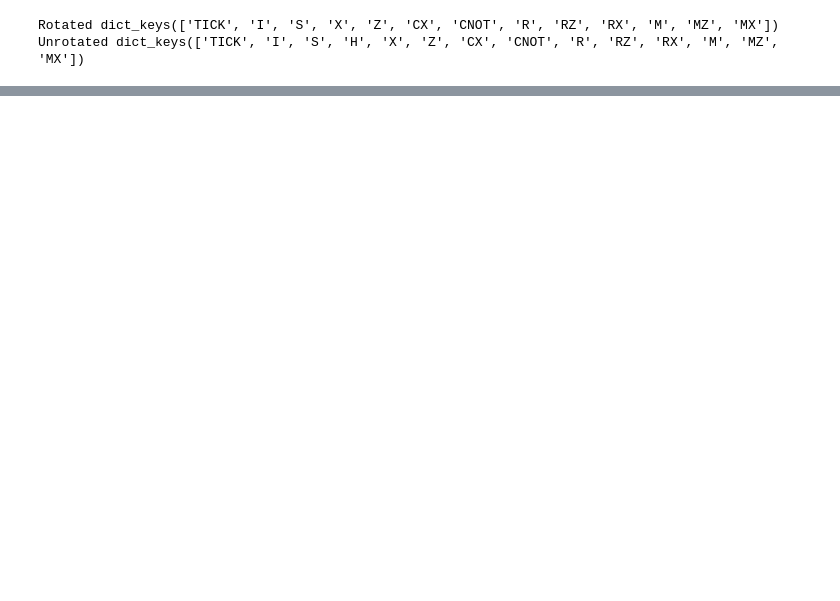
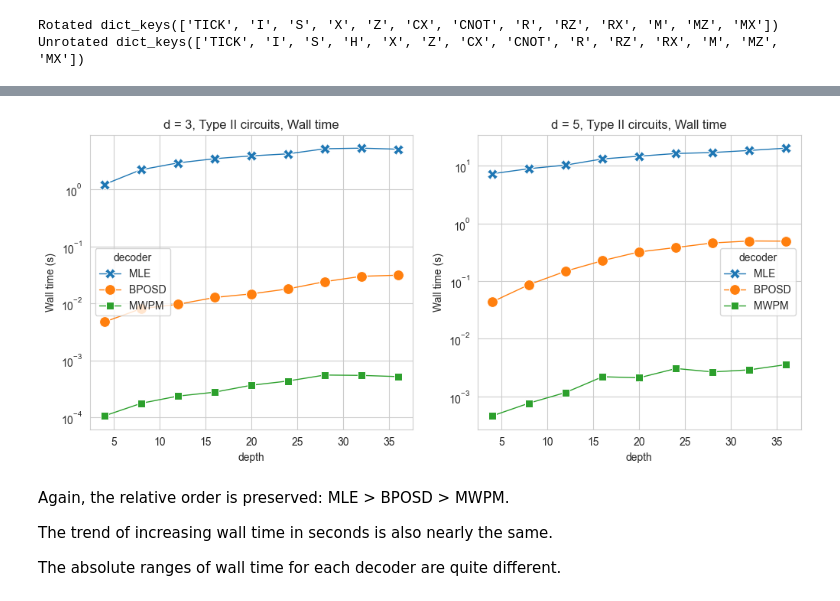
Before and after one commit to congfeng4/MCCD, a Jupyter notebook: reproduce.ipynb, the cells around one changed output, grey strips where cells are left out. Saved outputs shown, nothing was run; the diff lists cells and outputs as text; code cells hidden in the pictures; blank space fills up the shorter version.

```diff
--- a/reproduce.ipynb
+++ b/reproduce.ipynb
@@ -466,0 +486,17 @@ df5 = run_decoder_tasks(fig5_circuits, 'reproduce_fig5')
+# %%
+plt.figure(figsize=(12,5))
+ax=plt.subplot(121)
+sns.lineplot(df5[(df5.metric == 'walltime_seconds') & (df5.distance == 3)], x='depth', y='value', hue='decoder', hue_order=hue_order,
+             errorbar=None, style='decoder', markers=True, dashes=False, markersize=10, linewidth=1, ax=ax)
+plt.ylabel('Wall time (s)')
+plt.yscale('log')
+# plt.ylim(1e-3, 10)
+plt.title('d = 3, Type II circuits, Wall time')
+ax=plt.subplot(122)
+sns.lineplot(df5[(df5.metric == 'walltime_seconds') & (df5.distance == 5)], x='depth', y='value', hue='decoder', hue_order=hue_order,
+             errorbar=None, style='decoder', markers=True, dashes=False, markersize=10, linewidth=1, ax=ax)
+plt.ylabel('Wall time (s)')
+plt.yscale('log')
+# plt.ylim(1e-3, 10)
+plt.title('d = 5, Type II circuits, Wall time')
+# %% [output]
@@ -466,0 +504,7 @@ df5 = run_decoder_tasks(fig5_circuits, 'reproduce_fig5')
+[figure, added]
+# %% [markdown]
+Again, the relative order is preserved: MLE > BPOSD > MWPM.
+
+The trend of increasing wall time in seconds is also nearly the same.
+
+The absolute ranges of wall time for each decoder are quite different.
```
Also changed, not shown: parts of 49 cells of this notebook, 2 other files.
